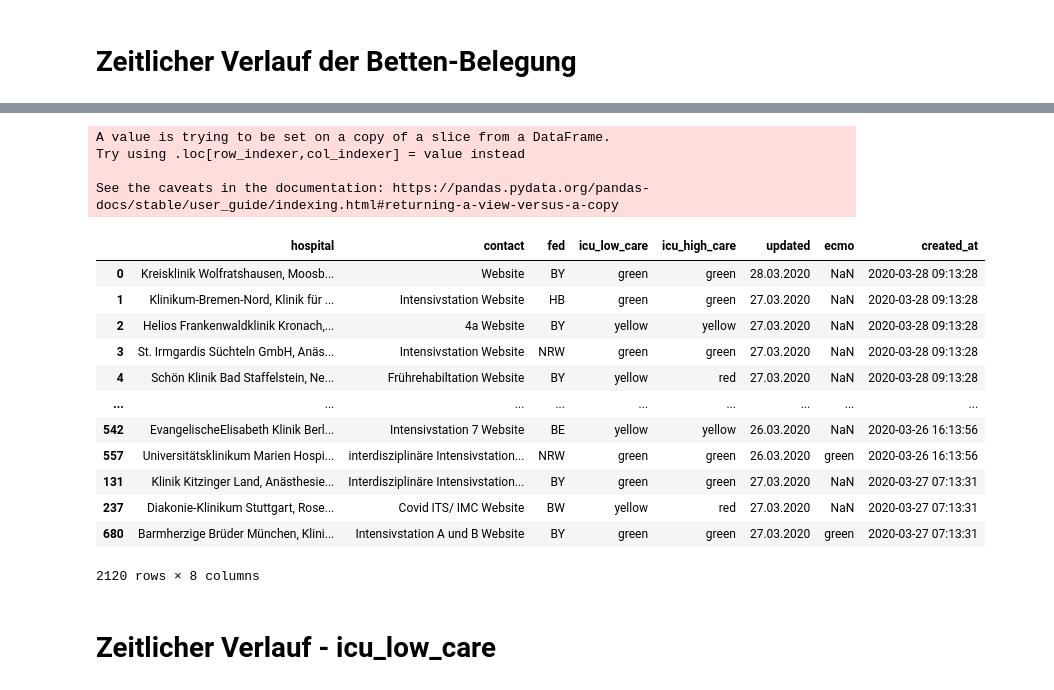
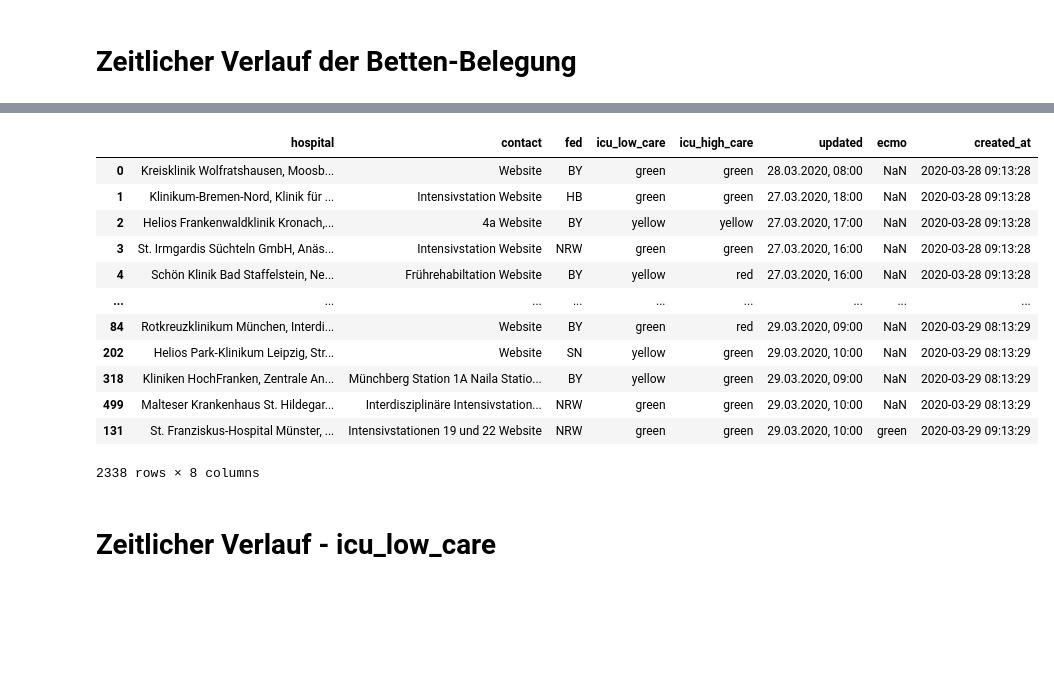
Before and after one commit to marc101101/intensiv-betten, a Jupyter notebook: data_analytics/Markus_first_draft.ipynb, the cells around one changed output, grey strips where cells are left out. Drawn from its saved outputs; the diff is of its cells as text; code cells hidden in the pictures; blank space fills up the shorter version.

```diff
--- a/data_analytics/Markus_first_draft.ipynb
+++ b/data_analytics/Markus_first_draft.ipynb
@@ -116,29 +131,25 @@ print(frame)
 # %%
 index = pd.Index([2, 2, 2, 5,5,5,5,5,5, 3, 4,4,4,4])
 index.value_counts()
 
 main_frame = main_frame.drop_duplicates(subset=df.columns.difference(['created_at']), keep='first', inplace=False)
 
-main_frame['updated'] = main_frame['updated'].map(lambda x: str(x)[:-7])
+main_frame['updated'] = main_frame['updated'].map(lambda x: str(x)[:-2]+"00")
 main_frame
 # %% [output]
+|  | hospital | contact | fed | icu_low_care | icu_high_care | updated | ecmo | created_at |
+| 0 | Kreisklinik Wolfratshausen, Moosb... | Website | BY | green | green | 28.03.2020, 08:00 | NaN | 2020-03-28 09:13:28 |
+| 1 | Klinikum-Bremen-Nord, Klinik für ... | Intensivstation Website | HB | green | green | 27.03.2020, 18:00 | NaN | 2020-03-28 09:13:28 |
+| 2 | Helios Frankenwaldklinik Kronach,... | 4a Website | BY | yellow | yellow | 27.03.2020, 17:00 | NaN | 2020-03-28 09:13:28 |
+| 3 | St. Irmgardis Süchteln GmbH, Anäs... | Intensivstation Website | NRW | green | green | 27.03.2020, 16:00 | NaN | 2020-03-28 09:13:28 |
+| 4 | Schön Klinik Bad Staffelstein, Ne... | Frührehabiltation Website | BY | yellow | red | 27.03.2020, 16:00 | NaN | 2020-03-28 09:13:28 |
+| ... | ... | ... | ... | ... | ... | ... | ... | ... |
+| 84 | Rotkreuzklinikum München, Interdi... | Website | BY | green | red | 29.03.2020, 09:00 | NaN | 2020-03-29 08:13:29 |
+| 202 | Helios Park-Klinikum Leipzig, Str... | Website | SN | yellow | green | 29.03.2020, 10:00 | NaN | 2020-03-29 08:13:29 |
+| 318 | Kliniken HochFranken, Zentrale An... | Münchberg Station 1A Naila Statio... | BY | yellow | green | 29.03.2020, 09:00 | NaN | 2020-03-29 08:13:29 |
+| 499 | Malteser Krankenhaus St. Hildegar... | Interdisziplinäre Intensivstation... | NRW | green | green | 29.03.2020, 10:00 | NaN | 2020-03-29 08:13:29 |
+| 131 | St. Franziskus-Hospital Münster, ... | Intensivstationen 19 und 22 Website | NRW | green | green | 29.03.2020, 10:00 | green | 2020-03-29 09:13:29 |
-A value is trying to be set on a copy of a slice from a DataFrame.
-Try using .loc[row_indexer,col_indexer] = value instead
-
-See the caveats in the documentation: https://pandas.pydata.org/pandas-docs/stable/user_guide/indexing.html#returning-a-view-versus-a-copy
+2338 rows × 8 columns
-|  | hospital | contact | fed | icu_low_care | icu_high_care | updated | ecmo | created_at |
-| 0 | Kreisklinik Wolfratshausen, Moosb... | Website | BY | green | green | 28.03.2020 | NaN | 2020-03-28 09:13:28 |
-| 1 | Klinikum-Bremen-Nord, Klinik für ... | Intensivstation Website | HB | green | green | 27.03.2020 | NaN | 2020-03-28 09:13:28 |
-| 2 | Helios Frankenwaldklinik Kronach,... | 4a Website | BY | yellow | yellow | 27.03.2020 | NaN | 2020-03-28 09:13:28 |
-| 3 | St. Irmgardis Süchteln GmbH, Anäs... | Intensivstation Website | NRW | green | green | 27.03.2020 | NaN | 2020-03-28 09:13:28 |
-| 4 | Schön Klinik Bad Staffelstein, Ne... | Frührehabiltation Website | BY | yellow | red | 27.03.2020 | NaN | 2020-03-28 09:13:28 |
-| ... | ... | ... | ... | ... | ... | ... | ... | ... |
-| 542 | EvangelischeElisabeth Klinik Berl... | Intensivstation 7 Website | BE | yellow | yellow | 26.03.2020 | NaN | 2020-03-26 16:13:56 |
-| 557 | Universitätsklinikum Marien Hospi... | interdisziplinäre Intensivstation... | NRW | green | green | 26.03.2020 | green | 2020-03-26 16:13:56 |
-| 131 | Klinik Kitzinger Land, Anästhesie... | Interdisziplinäre Intensivstation... | BY | green | green | 27.03.2020 | NaN | 2020-03-27 07:13:31 |
-| 237 | Diakonie-Klinikum Stuttgart, Rose... | Covid ITS/ IMC Website | BW | yellow | red | 27.03.2020 | NaN | 2020-03-27 07:13:31 |
-| 680 | Barmherzige Brüder München, Klini... | Intensivstation A und B Website | BY | green | green | 27.03.2020 | green | 2020-03-27 07:13:31 |
-2120 rows × 8 columns
 # %% [markdown]
 # Zeitlicher Verlauf - icu_low_care
 # %%
```
Also changed, not shown: parts of 11 cells of this notebook, 15 other files.
